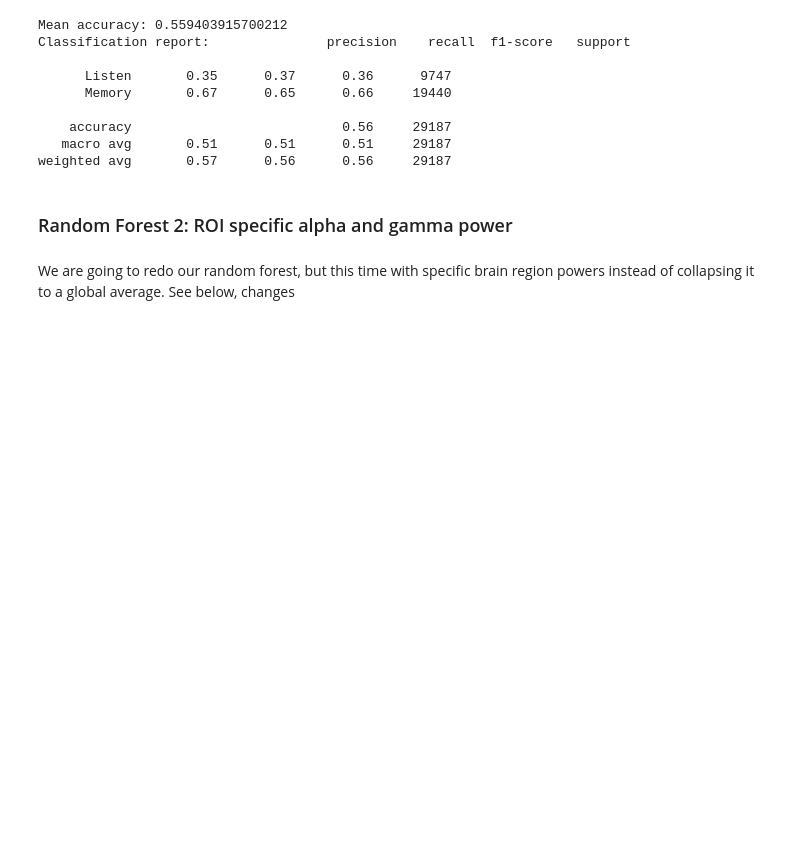
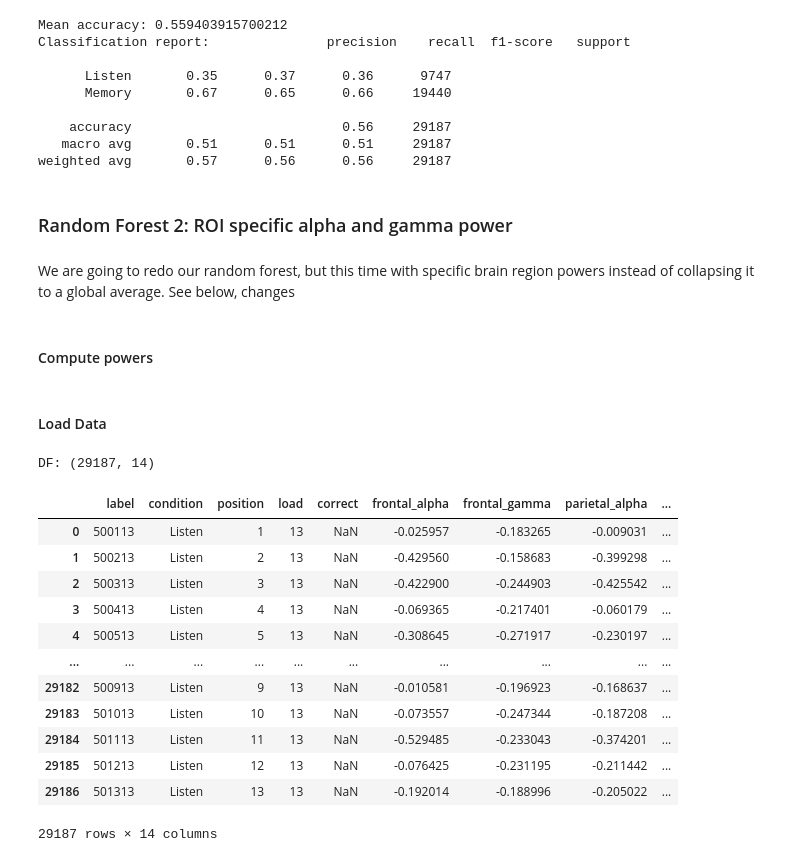
Before and after one commit to atifmmahmud/cognitive-load-biomarkers, a Jupyter notebook: eeg-classifier.ipynb, the cells around one changed output. Saved outputs shown, nothing was run; the diff lists cells and outputs as text; code cells hidden in the pictures; blank space fills up the shorter version.

```diff
--- a/eeg-classifier.ipynb
+++ b/eeg-classifier.ipynb
@@ -381,6 +382,8 @@ weighted avg       0.57      0.56      0.56     29187
 ### Random Forest 2: ROI specific alpha and gamma power
 # %% [markdown]
 We are going to redo our random forest, but this time with specific brain region powers instead of collapsing it to a global average. See below, changes
+# %% [markdown]
+#### Compute powers
 # %%
 ## LABEL = the event string like x500913
 ## CODE = a numeric code of the event
@@ -532,3 +535,24 @@ for participant in participants_batch_2:
 all_participants_df_2 = pd.concat(all_participants_2, ignore_index=True)
 display(all_participants_df_2)
 all_participants_df_2.to_csv("data/eeg-power-features-per-roi.csv", index=False)
+# %% [markdown]
+#### Load Data
+# %%
+df_features_2 = pd.read_csv("data/eeg-power-features-per-roi.csv")
+print(f"DF: {df_features_2.shape}")
+display(df_features_2)
+# %% [output]
+DF: (29187, 14)
+|  | label | condition | position | load | correct | frontal_alpha | frontal_gamma | parietal_alpha | ... |
+| 0 | 500113 | Listen | 1 | 13 | NaN | -0.025957 | -0.183265 | -0.009031 | ... |
+| 1 | 500213 | Listen | 2 | 13 | NaN | -0.429560 | -0.158683 | -0.399298 | ... |
+| 2 | 500313 | Listen | 3 | 13 | NaN | -0.422900 | -0.244903 | -0.425542 | ... |
+| 3 | 500413 | Listen | 4 | 13 | NaN | -0.069365 | -0.217401 | -0.060179 | ... |
+| 4 | 500513 | Listen | 5 | 13 | NaN | -0.308645 | -0.271917 | -0.230197 | ... |
+| ... | ... | ... | ... | ... | ... | ... | ... | ... | ... |
+| 29182 | 500913 | Listen | 9 | 13 | NaN | -0.010581 | -0.196923 | -0.168637 | ... |
+| 29183 | 501013 | Listen | 10 | 13 | NaN | -0.073557 | -0.247344 | -0.187208 | ... |
+| 29184 | 501113 | Listen | 11 | 13 | NaN | -0.529485 | -0.233043 | -0.374201 | ... |
+| 29185 | 501213 | Listen | 12 | 13 | NaN | -0.076425 | -0.231195 | -0.211442 | ... |
+| 29186 | 501313 | Listen | 13 | 13 | NaN | -0.192014 | -0.188996 | -0.205022 | ... |
+29187 rows × 14 columns
```
Also changed, not shown: parts of 5 cells of this notebook.
